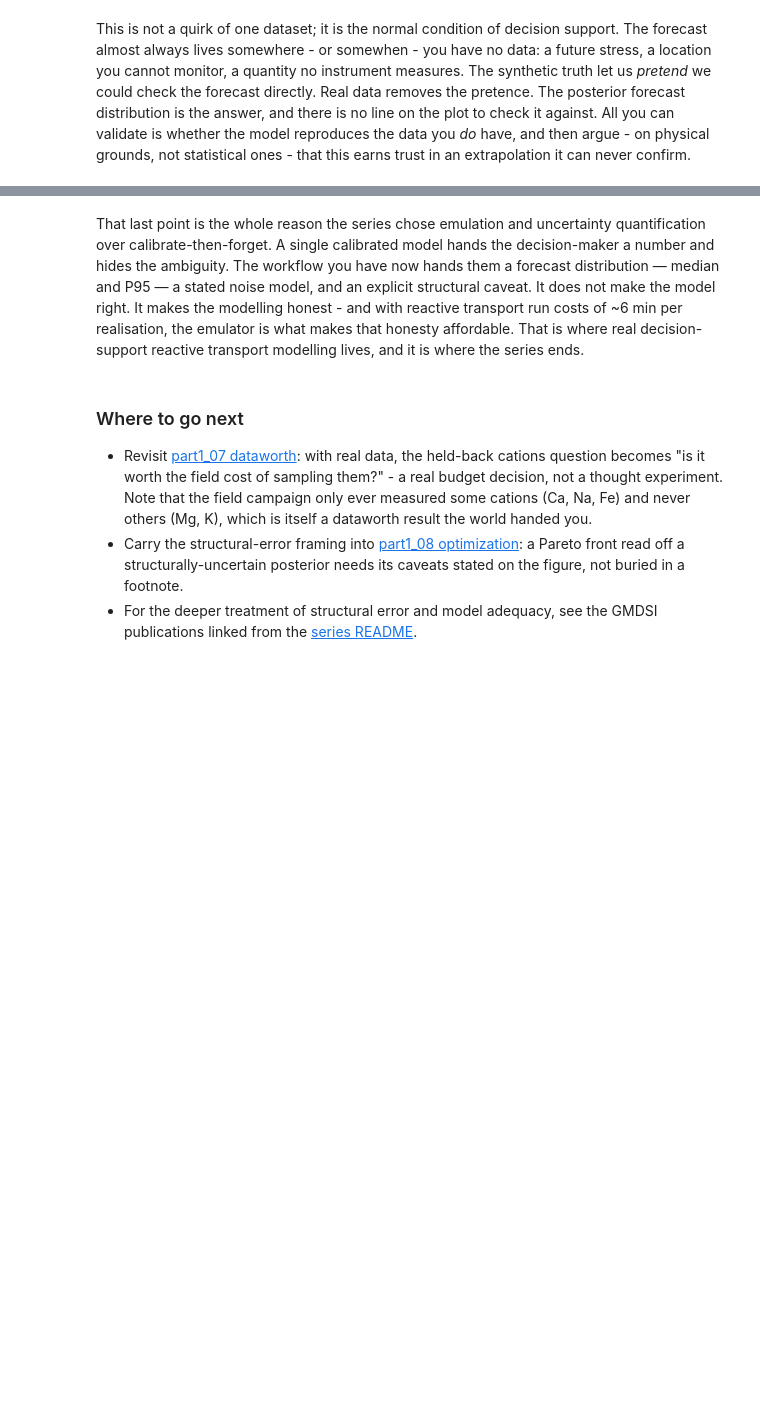
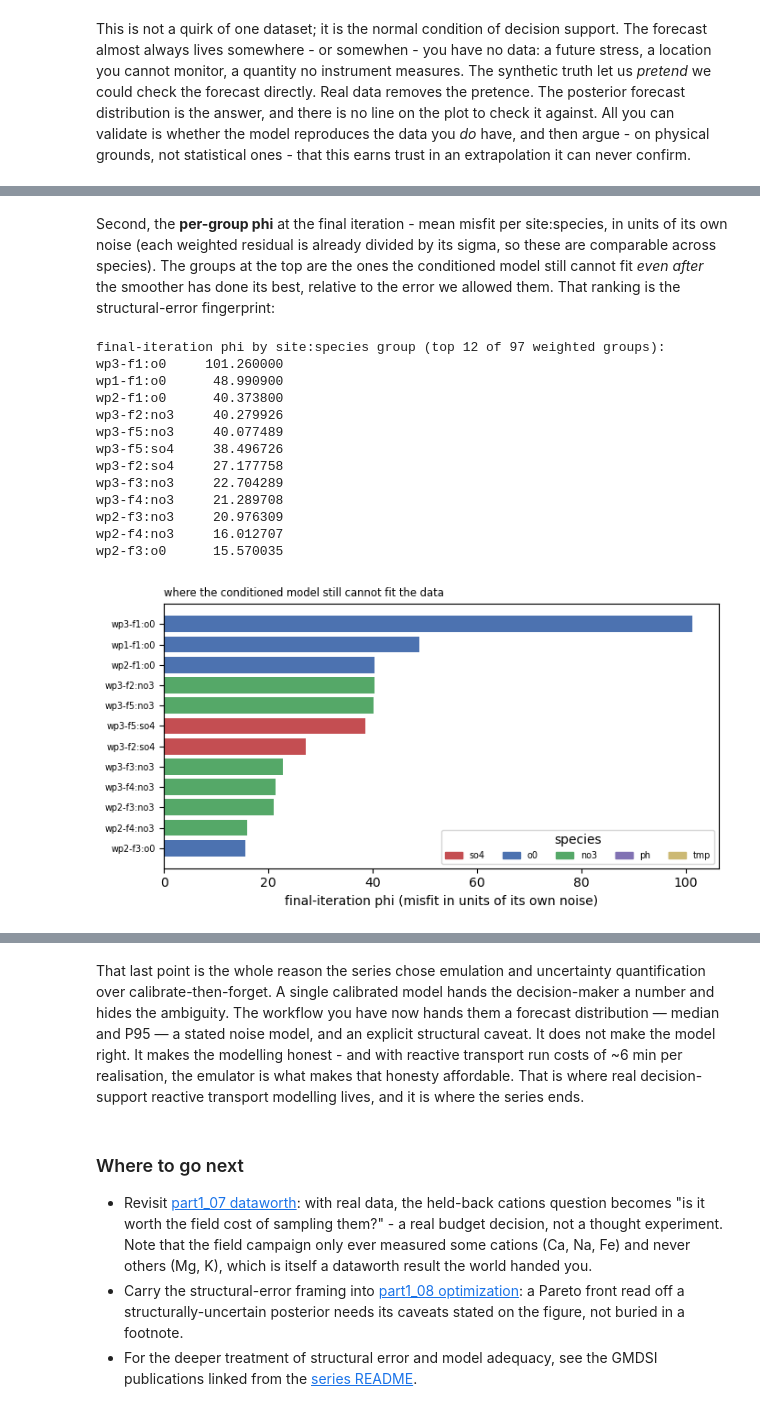
Before and after one commit to rhugman/rtm-tutorial, a Jupyter notebook: tutorials/part1_09_real_data_capstone/dizon_real_data_capstone.ipynb, the cells around one changed output, grey strips where cells are left out. Saved outputs shown, nothing was run; the diff lists cells and outputs as text; code cells hidden in the pictures; blank space fills up the shorter version.

```diff
--- a/tutorials/part1_09_real_data_capstone/dizon_real_data_capstone.ipynb
+++ b/tutorials/part1_09_real_data_capstone/dizon_real_data_capstone.ipynb
@@ -110,0 +215,9 @@ Now overwrite the observation values. This is the whole mechanical swap: where p
+# %%
+meas = pd.read_csv(simvsmeas)
+meas["variable"] = meas["variable"].astype(str).str.lower()
+meas["obsid"] = meas["obsid"].astype(str)
+meas["time"] = pd.to_numeric(meas["time"], errors="coerce")
+
+n_real = int((meas["meas"] < 1e30).sum())
+print(f"{n_real} real measurements out of {len(meas)} aligned rows "
+      f"({n_real / len(meas):.1%} carry a measurement; the rest are the 1e30 flag)")
@@ -228,0 +534,48 @@ None of this is an excuse to stop. The decision question is unchanged: how much
+# %% [markdown]
+Second, the **per-group phi** at the final iteration - mean misfit per site:species, in units of its own noise (each weighted residual is already divided by its sigma, so these are comparable across species). The groups at the top are the ones the conditioned model still cannot fit *even after* the smoother has done its best, relative to the error we allowed them. That ranking is the structural-error fingerprint:
+# %%
+phigrp_path = dtd / "dsi.phi.group.csv"
+phi_group = pd.read_csv(phigrp_path)
+# one row per realisation per iteration; the group columns are everything but the
+# bookkeeping columns. Take the final iteration and average the per-group phi
+# across realisations.
+meta_cols = ["iteration", "total_runs", "obs_realization", "par_realization"]
+grp_cols = [c for c in phi_group.columns if c not in meta_cols]
+final = phi_group.loc[phi_group["iteration"] == phi_group["iteration"].max()]
+phi_by_group = final[grp_cols].astype(float).mean(axis=0).sort_values(ascending=False)
+phi_by_group = phi_by_group[phi_by_group > 0]
+
+print(f"final-iteration phi by site:species group (top 12 of "
+      f"{len(phi_by_group)} weighted groups):")
+print(phi_by_group.head(12).to_string())
+
+top = phi_by_group.head(12)
+fig, ax = plt.subplots(figsize=(7, 3.8))
+species_of = lambda g: g.split(":")[-1]
+palette = {"so4": "#c44e52", "o0": "#4c72b0", "no3": "#55a868",
+           "ph": "#8172b3", "tmp": "#ccb974"}
+colors = [palette.get(species_of(g), "0.5") for g in top.index]
+ax.barh(range(len(top))[::-1], top.values, color=colors)
+ax.set_yticks(range(len(top))[::-1])
+ax.set_yticklabels(top.index, fontsize="x-small")
+ax.set_xlabel("final-iteration phi (misfit in units of its own noise)")
+ax.set_title("where the conditioned model still cannot fit the data",
+             loc="left", fontsize="small")
+handles = [plt.Rectangle((0, 0), 1, 1, color=c) for c in palette.values()]
+ax.legend(handles, palette.keys(), fontsize="x-small", title="species", ncol=5)
+fig.tight_layout()
+# %% [output]
+final-iteration phi by site:species group (top 12 of 97 weighted groups):
+wp3-f1:o0     101.260000
+wp1-f1:o0      48.990900
+wp2-f1:o0      40.373800
+wp3-f2:no3     40.279926
+wp3-f5:no3     40.077489
+wp3-f5:so4     38.496726
+wp3-f2:so4     27.177758
+wp3-f3:no3     22.704289
+wp3-f4:no3     21.289708
+wp2-f3:no3     20.976309
+wp2-f4:no3     16.012707
+wp2-f3:o0      15.570035
+[figure, added]
```
Also changed, not shown: parts of 49 cells of this notebook, 9 other files.
